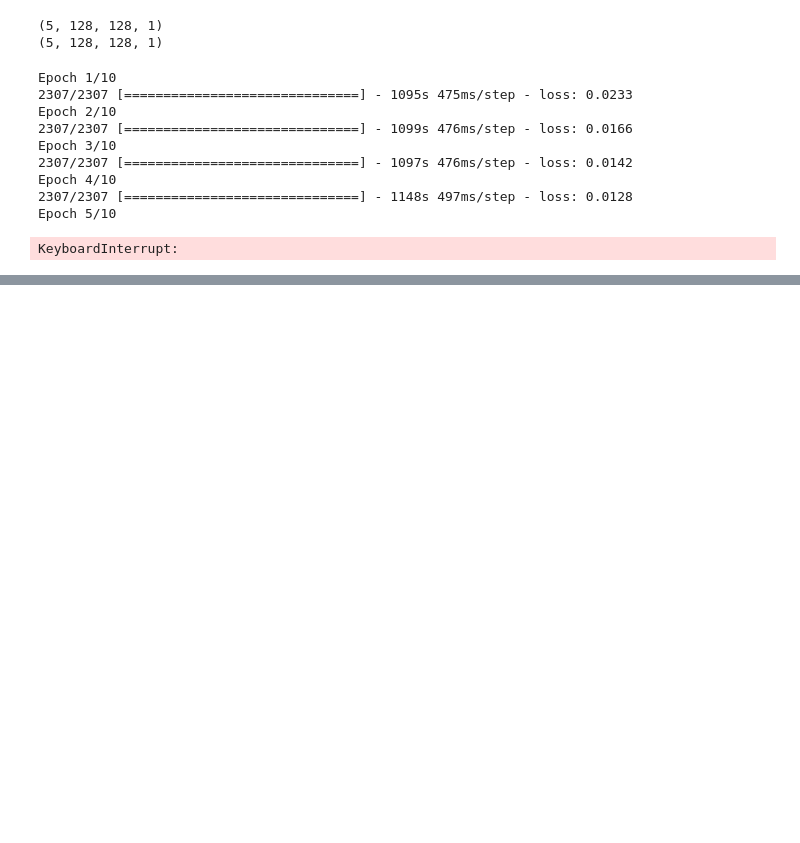
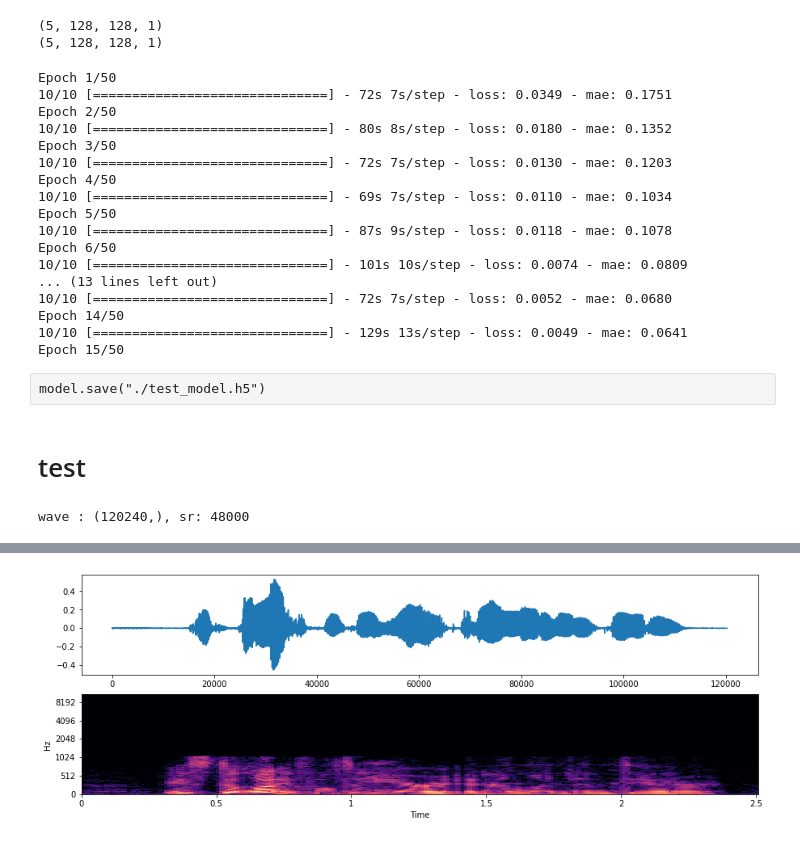
Before and after one commit to baaj2109/speech_denoise_frequency_version, a Jupyter notebook: freqyency_model_training.ipynb, the cells around one changed output, grey strips where cells are left out. Saved outputs shown, nothing was run; the diff lists cells and outputs as text; code cells hidden in the pictures; blank space fills up the shorter version.

```diff
--- a/freqyency_model_training.ipynb
+++ b/freqyency_model_training.ipynb
@@ -288,17 +408,31 @@ print(d[1].shape)
 (5, 128, 128, 1)
 (5, 128, 128, 1)
 # %%
-model = unet(verbose = False)
-model.compile(optimizer= keras.optimizers.adam(learning_rate= 1e-4),loss = keras.losses.huber_loss)
-model.fit_generator(g, epochs=10,)
+# model = unet(verbose = False)
+model.compile(optimizer = keras.optimizers.adam(learning_rate = 1e-3),
+              loss = keras.losses.huber_loss, metrics= ['mae'])
+model.fit_generator(g,
+                    epochs = 50,
+                    shuffle = False)
 # %% [output]
-Epoch 1/10
-2307/2307 [==============================] - 1095s 475ms/step - loss: 0.0233
-Epoch 2/10
-2307/2307 [==============================] - 1099s 476ms/step - loss: 0.0166
-Epoch 3/10
-2307/2307 [==============================] - 1097s 476ms/step - loss: 0.0142
-Epoch 4/10
-2307/2307 [==============================] - 1148s 497ms/step - loss: 0.0128
-Epoch 5/10
+Epoch 1/50
+10/10 [==============================] - 72s 7s/step - loss: 0.0349 - mae: 0.1751
+Epoch 2/50
+10/10 [==============================] - 80s 8s/step - loss: 0.0180 - mae: 0.1352
+Epoch 3/50
+10/10 [==============================] - 72s 7s/step - loss: 0.0130 - mae: 0.1203
+Epoch 4/50
+10/10 [==============================] - 69s 7s/step - loss: 0.0110 - mae: 0.1034
+Epoch 5/50
+10/10 [==============================] - 87s 9s/step - loss: 0.0118 - mae: 0.1078
+Epoch 6/50
+10/10 [==============================] - 101s 10s/step - loss: 0.0074 - mae: 0.0809
+... (13 lines left out)
+10/10 [==============================] - 72s 7s/step - loss: 0.0052 - mae: 0.0680
+Epoch 14/50
+10/10 [==============================] - 129s 13s/step - loss: 0.0049 - mae: 0.0641
+Epoch 15/50
-KeyboardInterrupt:
+# %% [raw]
+model.save("./test_model.h5")
+# %% [markdown]
+# test
@@ -304,0 +453,16 @@ KeyboardInterrupt:
+# %%
+clean_audio_path = "/Volumes/IPEVO_X0244/speech_to_text/speech_to_text_dataset/LibriSpeech/dev-clean/**/*.wav"
+clean_path = np.random.choice([file for file in glob.glob(clean_audio_path, recursive = True)])
+wave, sr = librosa.load(clean_path, mono= True, sr= 48000)
+
+fig = plt.figure(figsize=(15,5))
+ax = fig.add_subplot(2,1,1)
+plt.plot(wave)
+print(f"wave : {wave.shape}, sr: {sr}")
+
+ax = fig.add_subplot(2,1,2)
+clean_d = librosa.amplitude_to_db(np.abs(librosa.stft(wave)), ref = np.max)
+librosa.display.specshow(clean_d, sr=sr, x_axis='time', y_axis='mel')
+ipd.Audio(clean_path)
+# %% [output]
+wave : (120240,), sr: 48000
@@ -304,0 +470 @@ KeyboardInterrupt:
+[figure, added]
```
Also changed, not shown: parts of 23 cells of this notebook, 6 other files.
